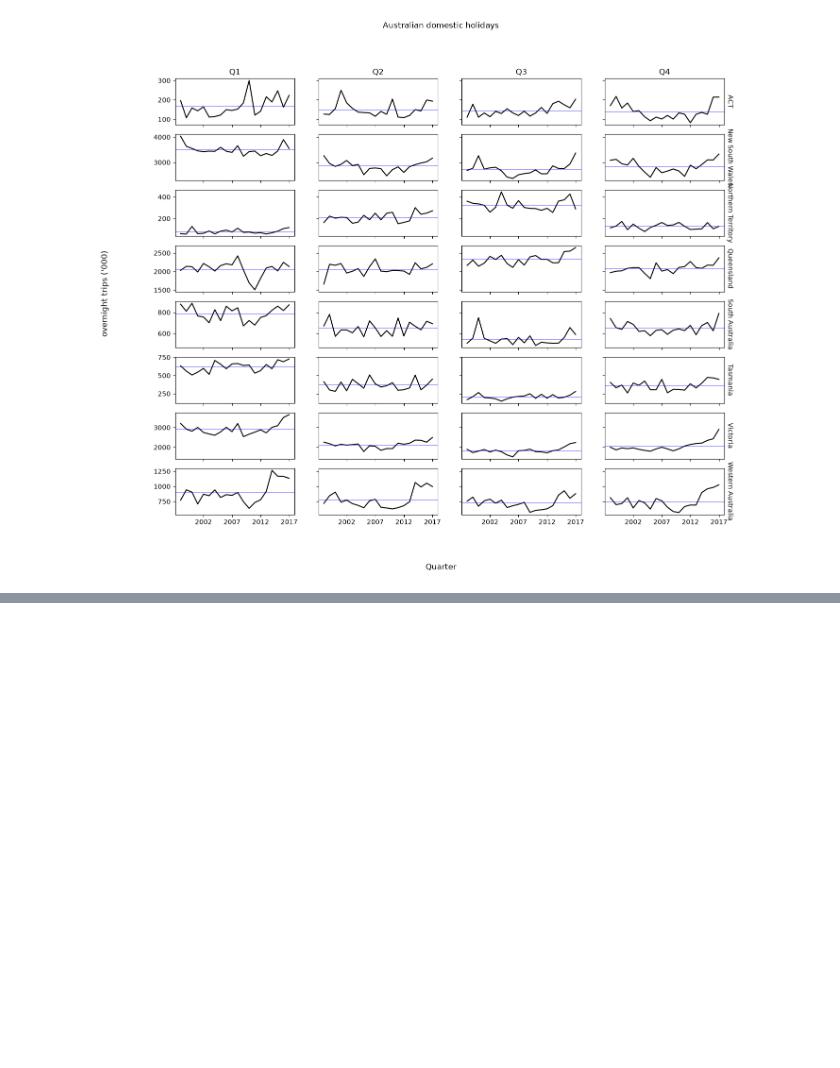
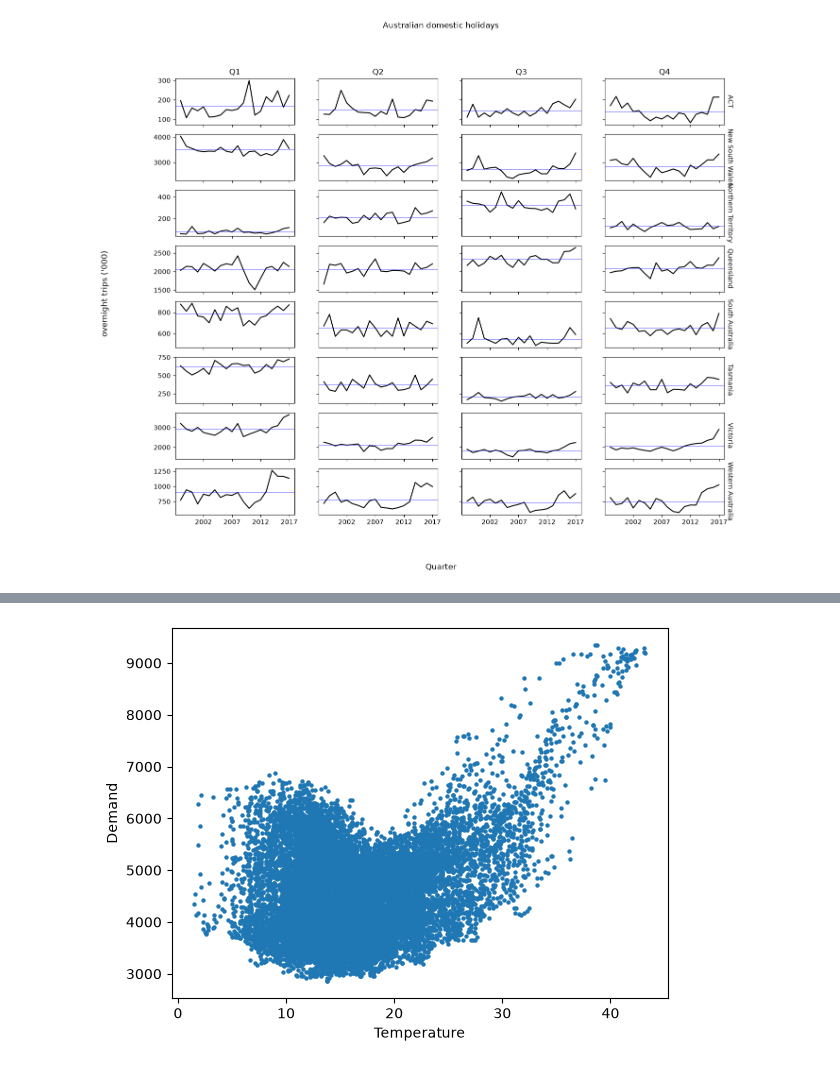
Before and after one commit to Minajamfum/forecasting, a Jupyter notebook: chapter2.ipynb, the cells around one changed output, grey strips where cells are left out. Cells and saved outputs as stored; diff of their text form; code cells hidden in the pictures; blank space fills up the shorter version.

```diff
--- a/chapter2.ipynb
+++ b/chapter2.ipynb
@@ -462,0 +503,13 @@ fig.show()
+# %%
+elc = (vic_elc_df
+        .loc[lambda x :x["ds"].dt.year == 2014]
+        .pivot(index ="ds" , columns ="unique_id" , values ="y")
+        .reset_index()
+)
+
+fig , ax = plt.subplots()
+sns.scatterplot(data=elc , x="Temperature" , y="Demand" , ax=ax , linewidth = 0 , s = 10 , legend=False)
+
+fig.show()
+# %% [output]
+[figure, added]
```
Also changed, not shown: parts of 4 cells of this notebook.
